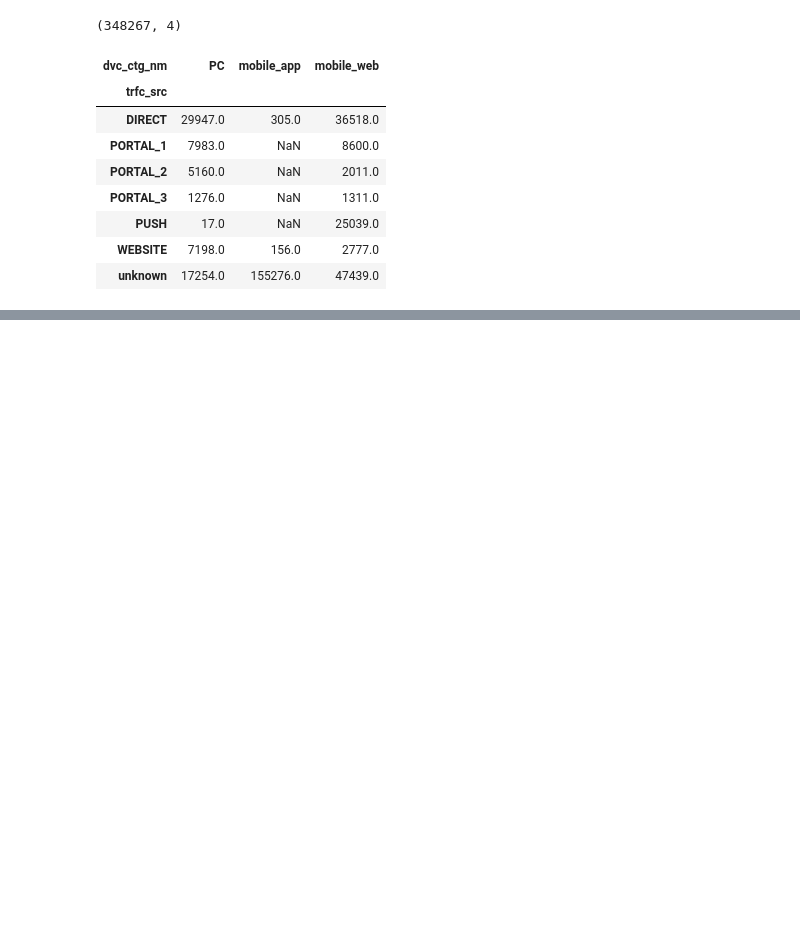
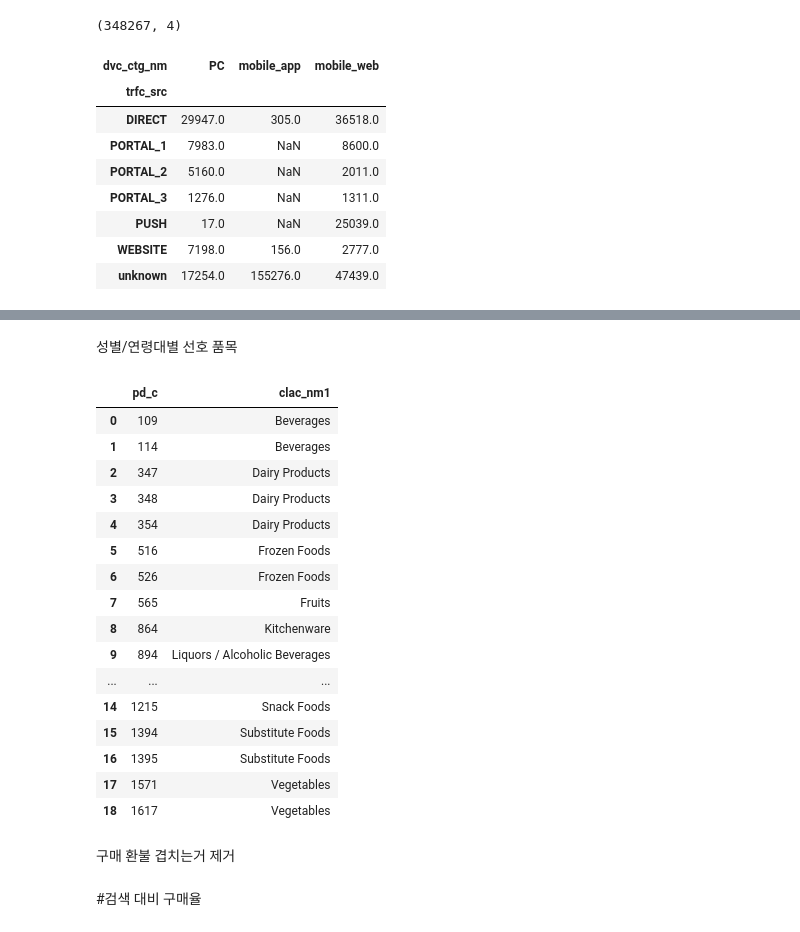
Before and after one commit to GyuYoungCho/Lpoint-Competition, a Jupyter notebook: project/point_cut/EDA.ipynb, the cells around one changed output, grey strips where cells are left out. Drawn from its saved outputs; the diff is of its cells as text; code cells hidden in the pictures; blank space fills up the shorter version.

```diff
--- a/project/point_cut/EDA.ipynb
+++ b/project/point_cut/EDA.ipynb
@@ -118,0 +130,7 @@ oai_pivot
+# %%
+TFI = TFI[TFI["pd_c"].notnull()]
+TFI = TFI[TFI["buy_am"]<100000000]
+tfi1 = TFI[["de_dt","buy_am","buy_ct"]]
+tfi1['de_dt'] = pd.to_datetime(tfi1['de_dt'], format='%Y%m%d')
+tfi1['day_of_week'] = tfi1["de_dt"].dt.weekday_name
+tfi1.head()
@@ -118,0 +166,48 @@ oai_pivot
+# %% [markdown]
+성별/연령대별 선호 품목
+# %%
+merge3 = TFI.merge(CTI1,how = "inner", on="clnt_id")[["clnt_gender","clnt_age","pd_c"]]
+merge3 = merge3[merge3["pd_c"]!="unknown"]
+merge3["pd_c"] = merge3["pd_c"].astype(np.int32)
+# %%
+merge3["count"] = 1
+prefer_pivot = pd.pivot_table(merge3, index="pd_c", columns=["clnt_gender","clnt_age"], values='count',aggfunc=np.sum)
+# %%
+a1 = prefer_pivot["F"]["10-20"].sort_values(ascending=False)[1:20].reset_index()
+a2 = prefer_pivot["F"]["30"].sort_values(ascending=False)[1:20].reset_index()
+a3 = prefer_pivot["F"]["40"].sort_values(ascending=False)[1:20].reset_index()
+a4 = prefer_pivot["F"]["50-60"].sort_values(ascending=False)[1:20].reset_index()
+a5 = prefer_pivot["M"]["10-20"].sort_values(ascending=False)[1:20].reset_index()
+a6 = prefer_pivot["M"]["30"].sort_values(ascending=False)[1:20].reset_index()
+a7 = prefer_pivot["M"]["40"].sort_values(ascending=False)[1:20].reset_index()
+a8 = prefer_pivot["M"]["50-60"].sort_values(ascending=False)[1:20].reset_index()
+# %%
+a11 = PDI.merge(a1.reset_index(), how= "inner", on="pd_c")[["pd_c","clac_nm1"]]
+a22 = PDI.merge(a2.reset_index(), how= "inner", on="pd_c")[["pd_c","clac_nm1"]]
+a33 = PDI.merge(a3.reset_index(), how= "inner", on="pd_c")[["pd_c","clac_nm1"]]
+a44 = PDI.merge(a4.reset_index(), how= "inner", on="pd_c")[["pd_c","clac_nm1"]]
+a55 = PDI.merge(a5.reset_index(), how= "inner", on="pd_c")[["pd_c","clac_nm1"]]
+a66 = PDI.merge(a6.reset_index(), how= "inner", on="pd_c")[["pd_c","clac_nm1"]]
+a77 = PDI.merge(a7.reset_index(), how= "inner", on="pd_c")[["pd_c","clac_nm1"]]
+a88 = PDI.merge(a8.reset_index(), how= "inner", on="pd_c")[["pd_c","clac_nm1"]]
+a11
+# %% [output]
+|  | pd_c | clac_nm1 |
+| 0 | 109 | Beverages |
+| 1 | 114 | Beverages |
+| 2 | 347 | Dairy Products |
+| 3 | 348 | Dairy Products |
+| 4 | 354 | Dairy Products |
+| 5 | 516 | Frozen Foods |
+| 6 | 526 | Frozen Foods |
+| 7 | 565 | Fruits |
+| 8 | 864 | Kitchenware |
+| 9 | 894 | Liquors / Alcoholic Beverages |
+| ... | ... | ... |
+| 14 | 1215 | Snack Foods |
+| 15 | 1394 | Substitute Foods |
+| 16 | 1395 | Substitute Foods |
+| 17 | 1571 | Vegetables |
+| 18 | 1617 | Vegetables |
+# %% [markdown]
+구매 환불 겹치는거 제거
@@ -118,0 +227,2 @@ oai_pivot
+# %% [markdown]
+#검색 대비 구매율
```
Also changed, not shown: parts of 18 cells of this notebook, 1 other file.
